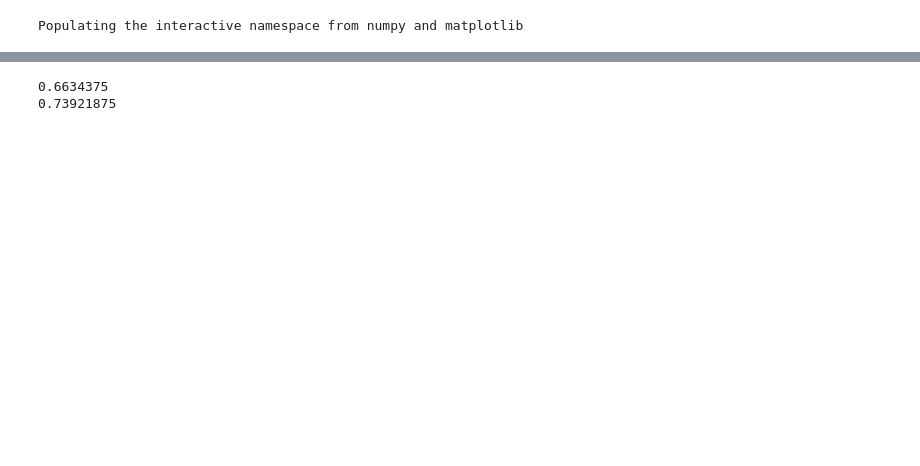
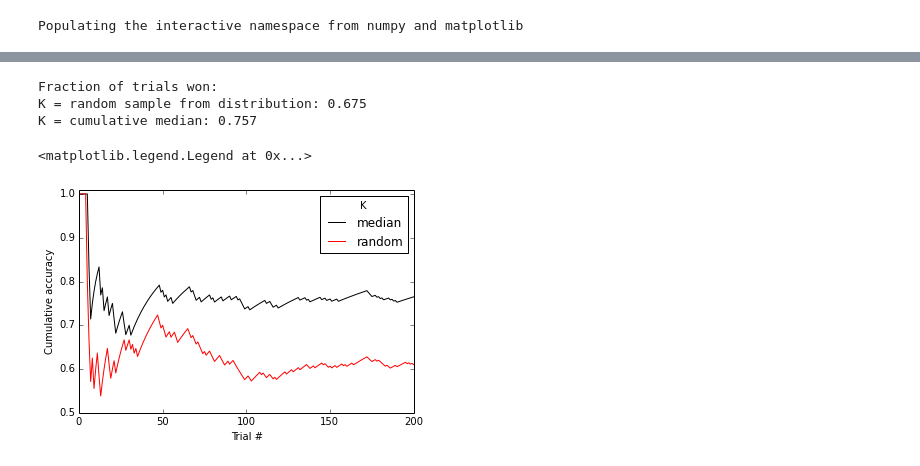
Before and after one commit to srcole/qwm, a Jupyter notebook: guessinggame/guessinggame.ipynb, the cells around one changed output, grey strips where cells are left out. Saved outputs shown, nothing was run; the diff lists cells and outputs as text; code cells hidden in the pictures; blank space fills up the shorter version.

Commit message:
finished guessing game ipynb

```diff
--- a/guessinggame/guessinggame.ipynb
+++ b/guessinggame/guessinggame.ipynb
@@ -128,18 +186,41 @@ for t in range(nTrials):
 
     K_dist[t] = randHuman[K_dist_idx[t]]
 # %%
-# Perform random guessing
-trialsWon_dist = 0
-trialsWon_median = 0
+# Simulation
+trialRes_dist = np.zeros((nTrials,1))
+trialRes_median = np.zeros((nTrials,1))
 for t in range(nTrials):
-    res = np.logical_xor(A[t]>K_dist[t],A[t]<B[t])[0]
-    trialsWon_dist += res
-    res = np.logical_xor(A[t]>K_median[t],A[t]<B[t])[0]
-    trialsWon_median += res
+    trialRes_dist[t] = np.logical_xor(A[t]>K_dist[t],A[t]<B[t])[0]
+    trialRes_median[t] = np.logical_xor(A[t]>K_median[t],A[t]<B[t])[0]
+
+# Simulation results
+trialsWon_dist = np.sum(trialRes_dist)
+trialsWon_median = np.sum(trialRes_median)
 fracWon_dist = trialsWon_dist / nTrials
 fracWon_median = trialsWon_median / nTrials
-print fracWon_dist
-print fracWon_median
+
+print 'Fraction of trials won:'
+print 'K = random sample from distribution:', round(fracWon_dist,3)
+print 'K = cumulative median:', round(fracWon_median,3)
 # %% [output]
-0.6634375
-0.73921875
+Fraction of trials won:
+K = random sample from distribution: 0.675
+K = cumulative median: 0.757
+# %%
+# Cumulative accuracy over trials
+cum_accuracy_dist = np.cumsum(trialRes_dist)
+cum_accuracy_dist = cum_accuracy_dist / np.arange(1,nTrials+1)
+cum_accuracy_median = np.cumsum(trialRes_median)
+cum_accuracy_median = cum_accuracy_median / np.arange(1,nTrials+1)
+
+plt.figure()
+plt.plot(np.arange(1,nTrials+1),cum_accuracy_median,'k-',label='median')
+plt.plot(np.arange(1,nTrials+1),cum_accuracy_dist,'r-',label='random')
+plt.xlabel('Trial #')
+plt.ylabel('Cumulative accuracy')
+plt.ylim([0.5,1.01])
+plt.xlim([0,200])
+plt.legend(loc='best',title='K')
+# %% [output]
+<matplotlib.legend.Legend at 0x...>
+[figure, added]
```
Also changed, not shown: parts of 27 cells of this notebook, 1 other file.
